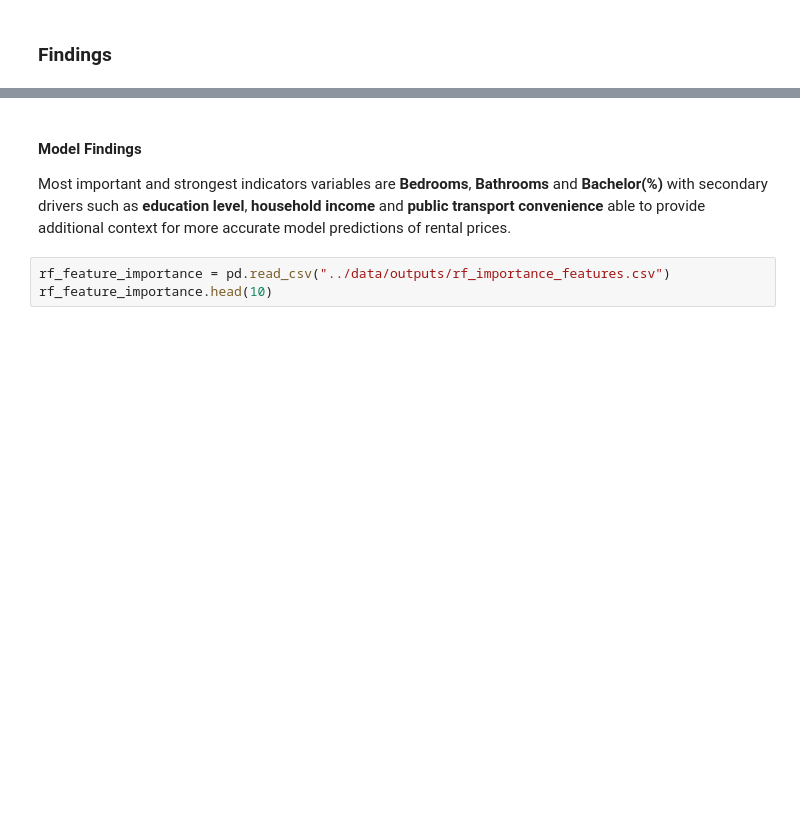
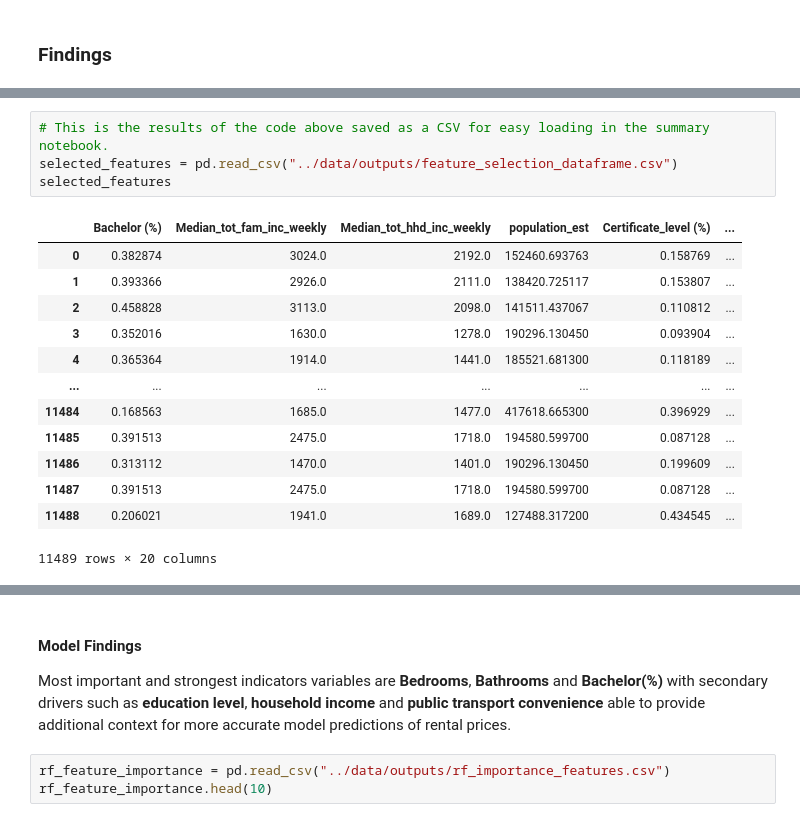
Before and after one commit to bicicow03/Group-Project-Real-Estate-Industry-Analysis, a Jupyter notebook: notebooks/summary_notebook.ipynb, the cells around one changed output, grey strips where cells are left out. Drawn from its saved outputs; the diff is of its cells as text; blank space fills up the shorter version.

```diff
--- a/notebooks/summary_notebook.ipynb
+++ b/notebooks/summary_notebook.ipynb
@@ -228,0 +219,18 @@ NameError: name 'X' is not defined
+# %%
+# This is the results of the code above saved as a CSV for easy loading in the summary notebook.
+selected_features = pd.read_csv("../data/outputs/feature_selection_dataframe.csv")
+selected_features
+# %% [output]
+|  | Bachelor (%) | Median_tot_fam_inc_weekly | Median_tot_hhd_inc_weekly | population_est | Certificate_level (%) | ... |
+| 0 | 0.382874 | 3024.0 | 2192.0 | 152460.693763 | 0.158769 | ... |
+| 1 | 0.393366 | 2926.0 | 2111.0 | 138420.725117 | 0.153807 | ... |
+| 2 | 0.458828 | 3113.0 | 2098.0 | 141511.437067 | 0.110812 | ... |
+| 3 | 0.352016 | 1630.0 | 1278.0 | 190296.130450 | 0.093904 | ... |
+| 4 | 0.365364 | 1914.0 | 1441.0 | 185521.681300 | 0.118189 | ... |
+| ... | ... | ... | ... | ... | ... | ... |
+| 11484 | 0.168563 | 1685.0 | 1477.0 | 417618.665300 | 0.396929 | ... |
+| 11485 | 0.391513 | 2475.0 | 1718.0 | 194580.599700 | 0.087128 | ... |
+| 11486 | 0.313112 | 1470.0 | 1401.0 | 190296.130450 | 0.199609 | ... |
+| 11487 | 0.391513 | 2475.0 | 1718.0 | 194580.599700 | 0.087128 | ... |
+| 11488 | 0.206021 | 1941.0 | 1689.0 | 127488.317200 | 0.434545 | ... |
+11489 rows × 20 columns
```
Also changed, not shown: parts of 11 cells of this notebook, 4 other files.
